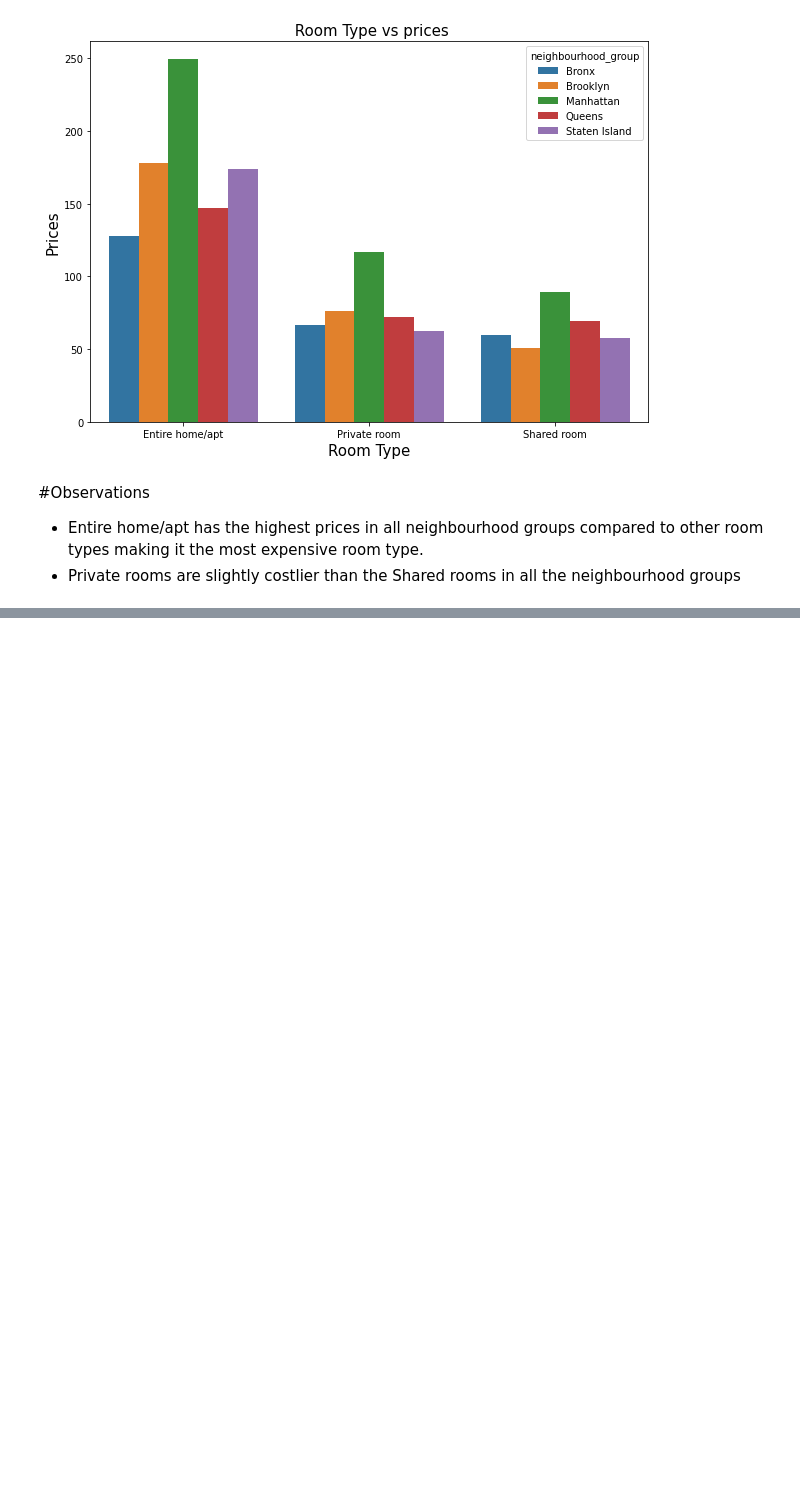
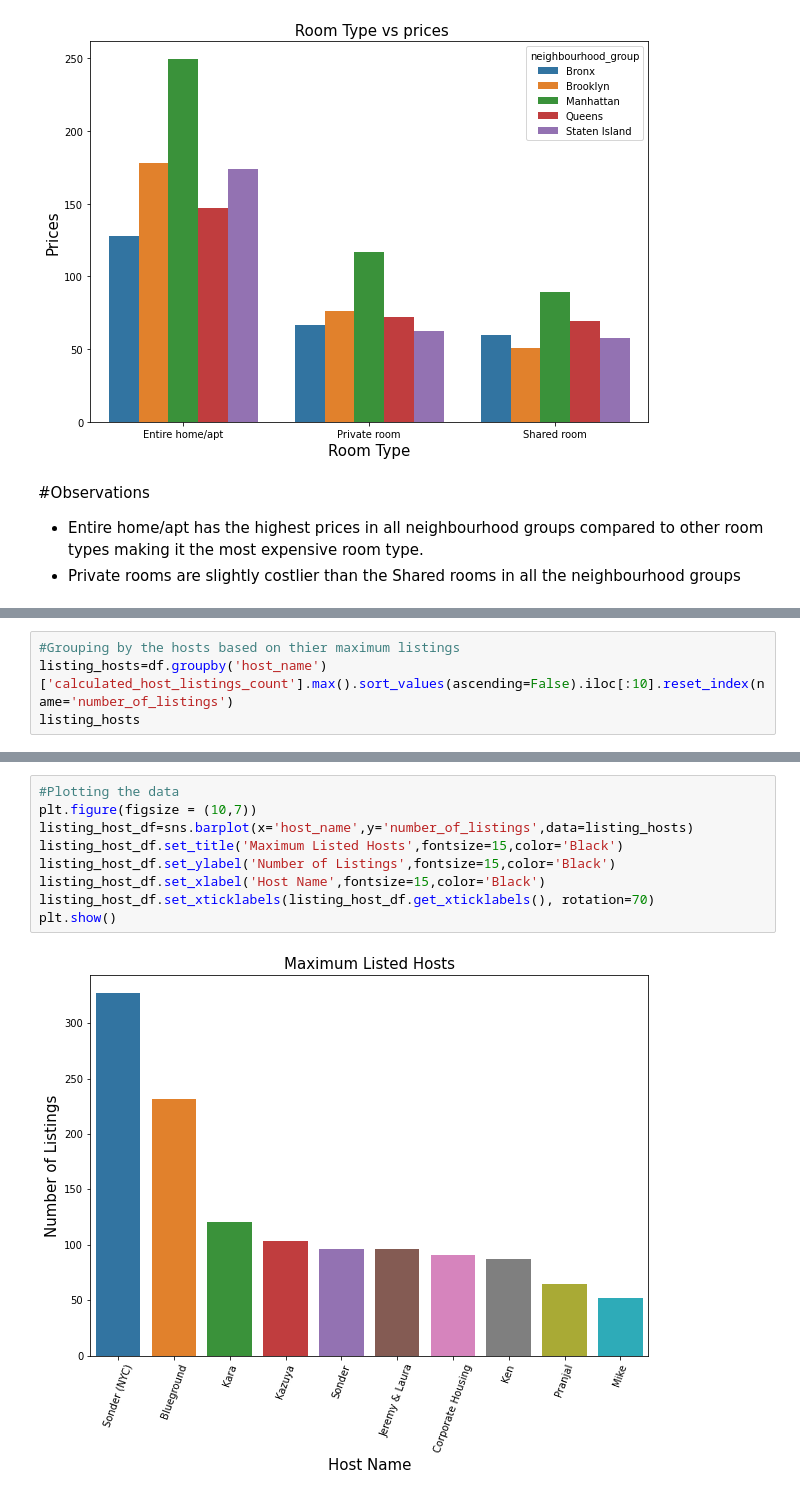
Before and after one commit to keerthibehara/AirBNB-analysis, a Jupyter notebook: Airbnb_Bookings_Analysis_Behara_Sai_Keerthi_Capstone_Project.ipynb, the cells around one changed output, grey strips where cells are left out. Cells and saved outputs as stored; diff of their text form; blank space fills up the shorter version.

```diff
--- a/Airbnb_Bookings_Analysis_Behara_Sai_Keerthi_Capstone_Project.ipynb
+++ b/Airbnb_Bookings_Analysis_Behara_Sai_Keerthi_Capstone_Project.ipynb
@@ -371,0 +404,4 @@ plt.show()
+# %%
+#Grouping by the hosts based on thier maximum listings
+listing_hosts=df.groupby('host_name')['calculated_host_listings_count'].max().sort_values(ascending=False).iloc[:10].reset_index(name='number_of_listings')
+listing_hosts
@@ -371,0 +420,11 @@ plt.show()
+# %%
+#Plotting the data
+plt.figure(figsize = (10,7))
+listing_host_df=sns.barplot(x='host_name',y='number_of_listings',data=listing_hosts)
+listing_host_df.set_title('Maximum Listed Hosts',fontsize=15,color='Black')
+listing_host_df.set_ylabel('Number of Listings',fontsize=15,color='Black')
+listing_host_df.set_xlabel('Host Name',fontsize=15,color='Black')
+listing_host_df.set_xticklabels(listing_host_df.get_xticklabels(), rotation=70)
+plt.show()
+# %% [output]
+[figure, added]
```
Also changed, not shown: parts of 13 cells of this notebook.
